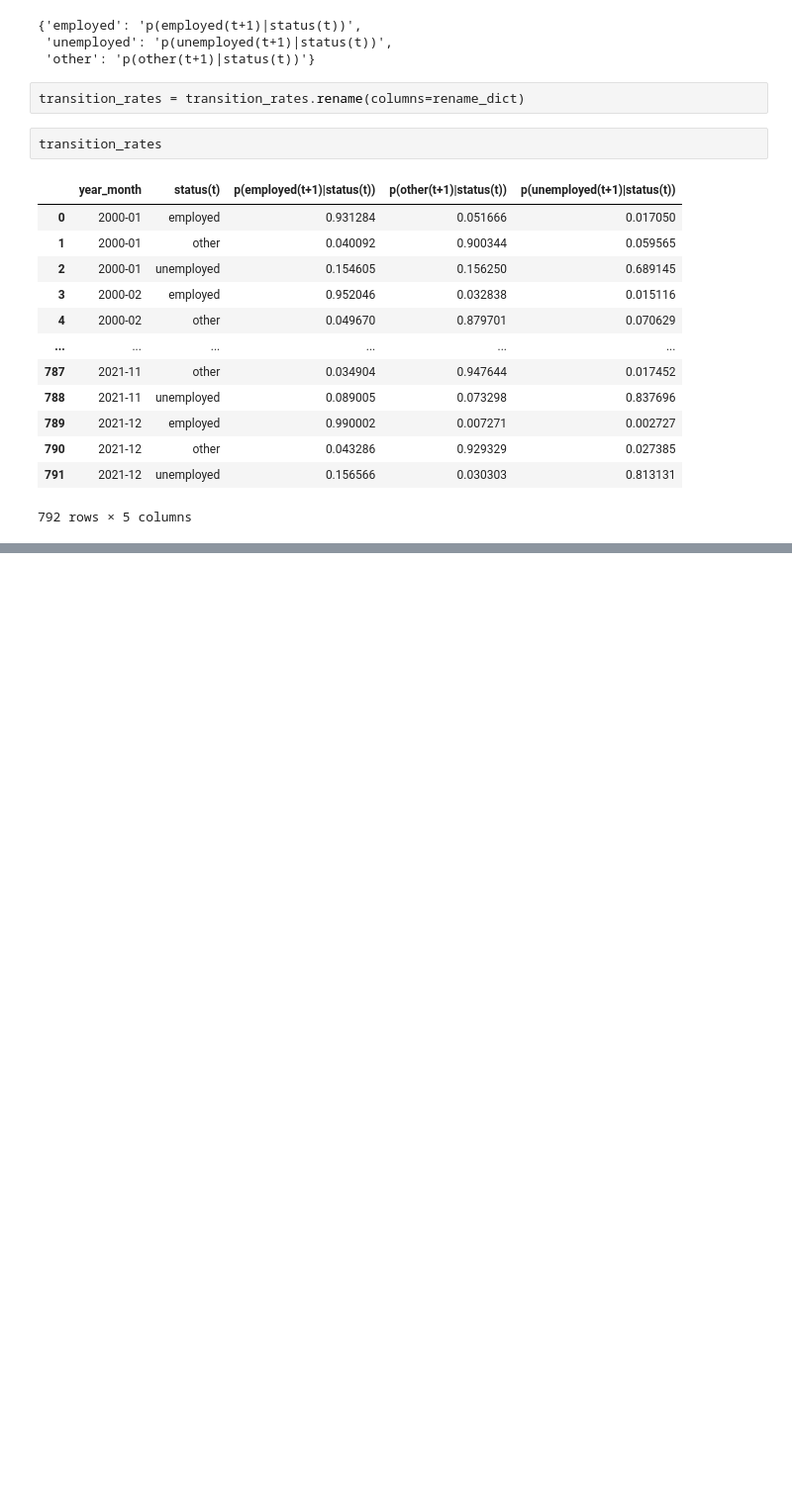
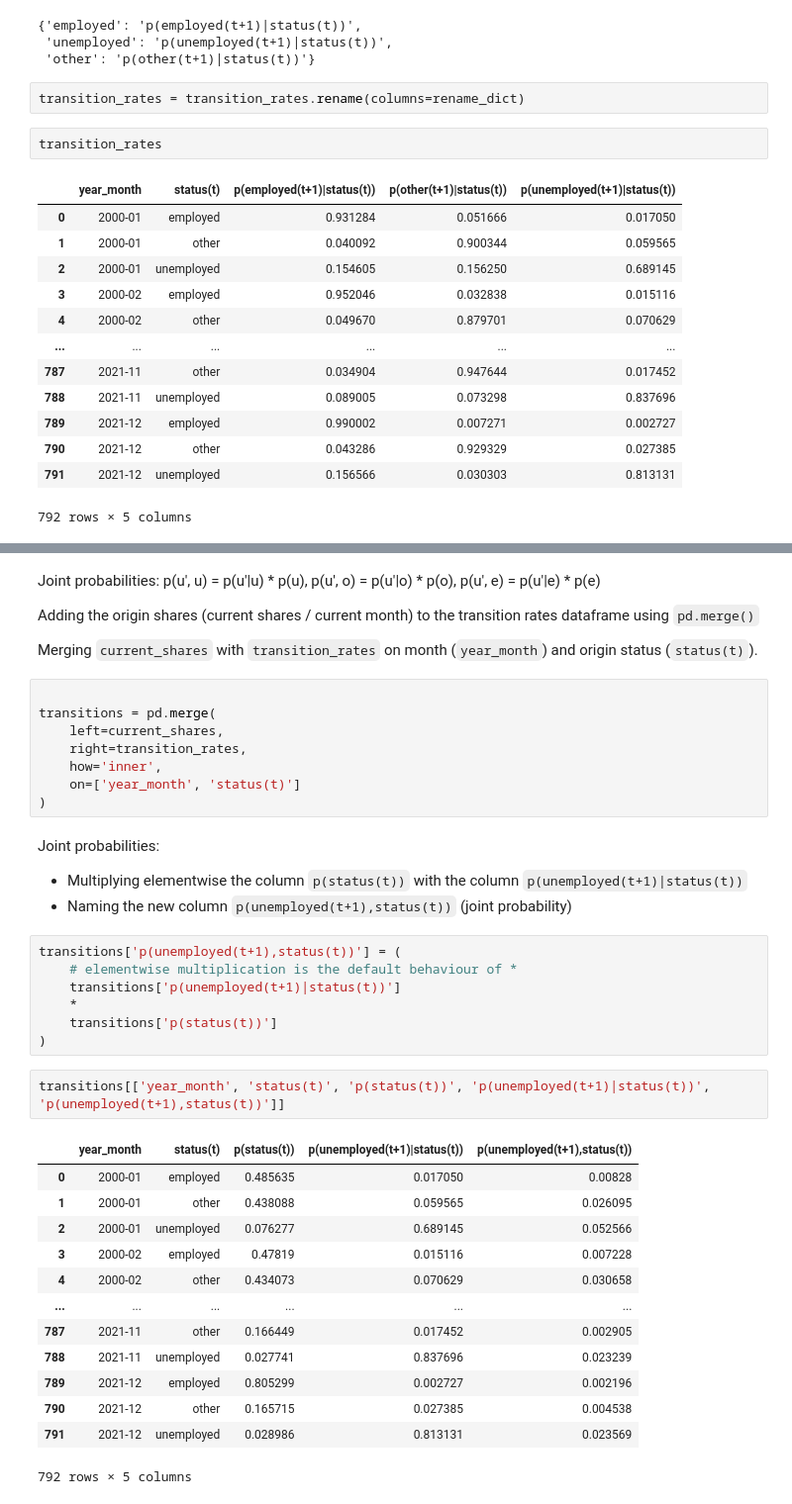
Before and after one commit to danielbgyetvai/data-analytics-python-wise2627, a Jupyter notebook: notebooks/probabilities.ipynb, the cells around one changed output, grey strips where cells are left out. Shown at 99% size. Cells and saved outputs as stored; diff of their text form; blank space fills up the shorter version.

Commit message:
Update Notebook on Probabilities, Add Notebook on Distributions, Update README

```diff
--- a/notebooks/probabilities.ipynb
+++ b/notebooks/probabilities.ipynb
@@ -651,0 +687,41 @@ transition_rates
+# %% [markdown]
+Joint probabilities: p(u', u) = p(u'|u) * p(u), p(u', o) = p(u'|o) * p(o), p(u', e) = p(u'|e) * p(e)
+
+Adding the origin shares (current shares / current month) to the transition rates dataframe using `pd.merge()`
+
+Merging `current_shares` with `transition_rates` on month (`year_month`) and origin status (`status(t)`).
+# %%
+
+transitions = pd.merge(
+    left=current_shares,
+    right=transition_rates,
+    how='inner',
+    on=['year_month', 'status(t)']
+)
+# %% [markdown]
+Joint probabilities:
+ - Multiplying elementwise the column `p(status(t))` with the column `p(unemployed(t+1)|status(t))`
+ - Naming the new column `p(unemployed(t+1),status(t))` (joint probability)
+# %%
+transitions['p(unemployed(t+1),status(t))'] = (
+    # elementwise multiplication is the default behaviour of *
+    transitions['p(unemployed(t+1)|status(t))']
+    *
+    transitions['p(status(t))']
+)
+# %%
+transitions[['year_month', 'status(t)',	'p(status(t))', 'p(unemployed(t+1)|status(t))', 'p(unemployed(t+1),status(t))']]
+# %% [output]
+|  | year_month | status(t) | p(status(t)) | p(unemployed(t+1)|status(t)) | p(unemployed(t+1),status(t)) |
+| 0 | 2000-01 | employed | 0.485635 | 0.017050 | 0.00828 |
+| 1 | 2000-01 | other | 0.438088 | 0.059565 | 0.026095 |
+| 2 | 2000-01 | unemployed | 0.076277 | 0.689145 | 0.052566 |
+| 3 | 2000-02 | employed | 0.47819 | 0.015116 | 0.007228 |
+| 4 | 2000-02 | other | 0.434073 | 0.070629 | 0.030658 |
+| ... | ... | ... | ... | ... | ... |
+| 787 | 2021-11 | other | 0.166449 | 0.017452 | 0.002905 |
+| 788 | 2021-11 | unemployed | 0.027741 | 0.837696 | 0.023239 |
+| 789 | 2021-12 | employed | 0.805299 | 0.002727 | 0.002196 |
+| 790 | 2021-12 | other | 0.165715 | 0.027385 | 0.004538 |
+| 791 | 2021-12 | unemployed | 0.028986 | 0.813131 | 0.023569 |
+792 rows × 5 columns
```
Also changed, not shown: parts of 16 cells of this notebook, 2 other files.
